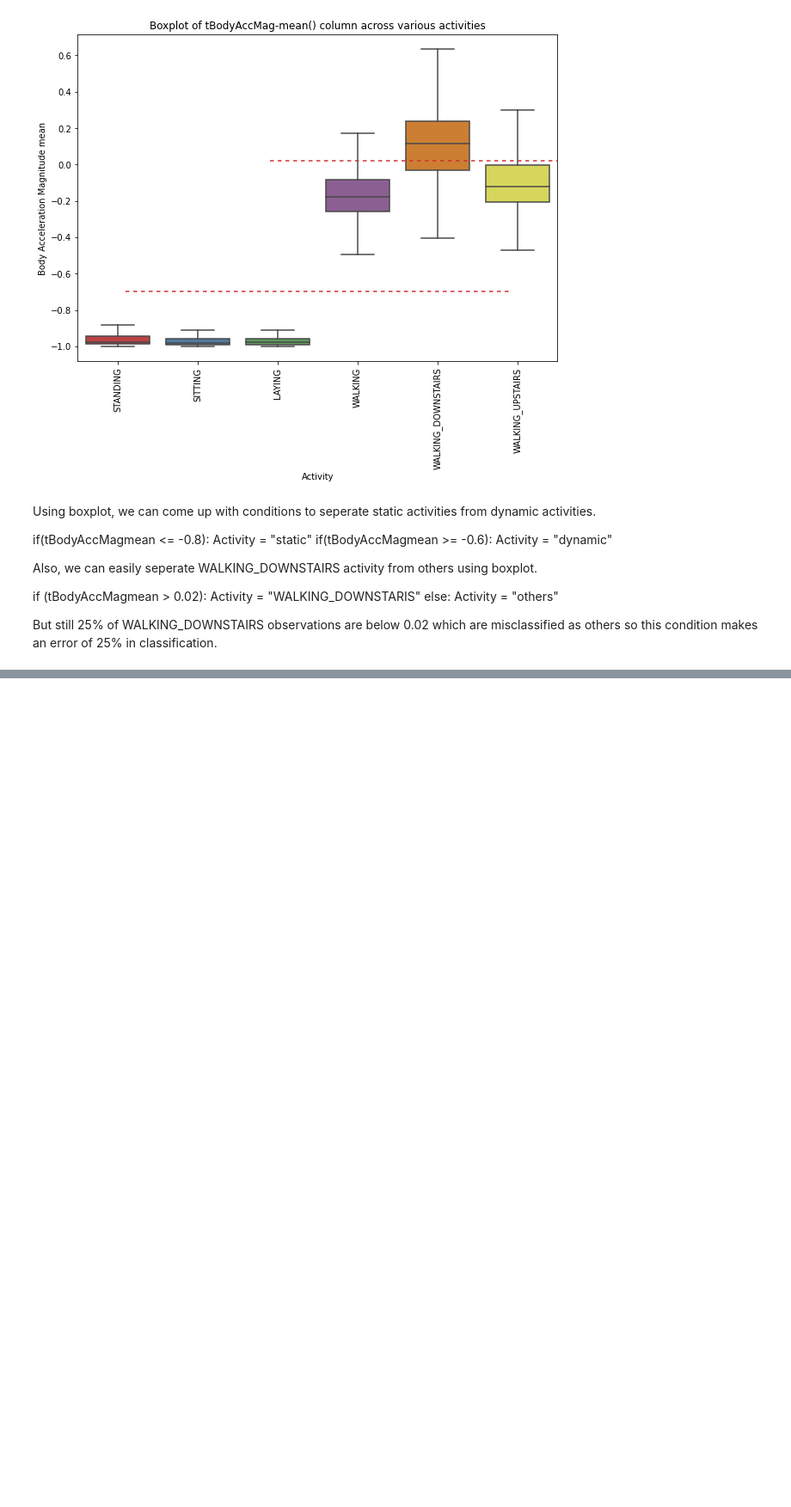
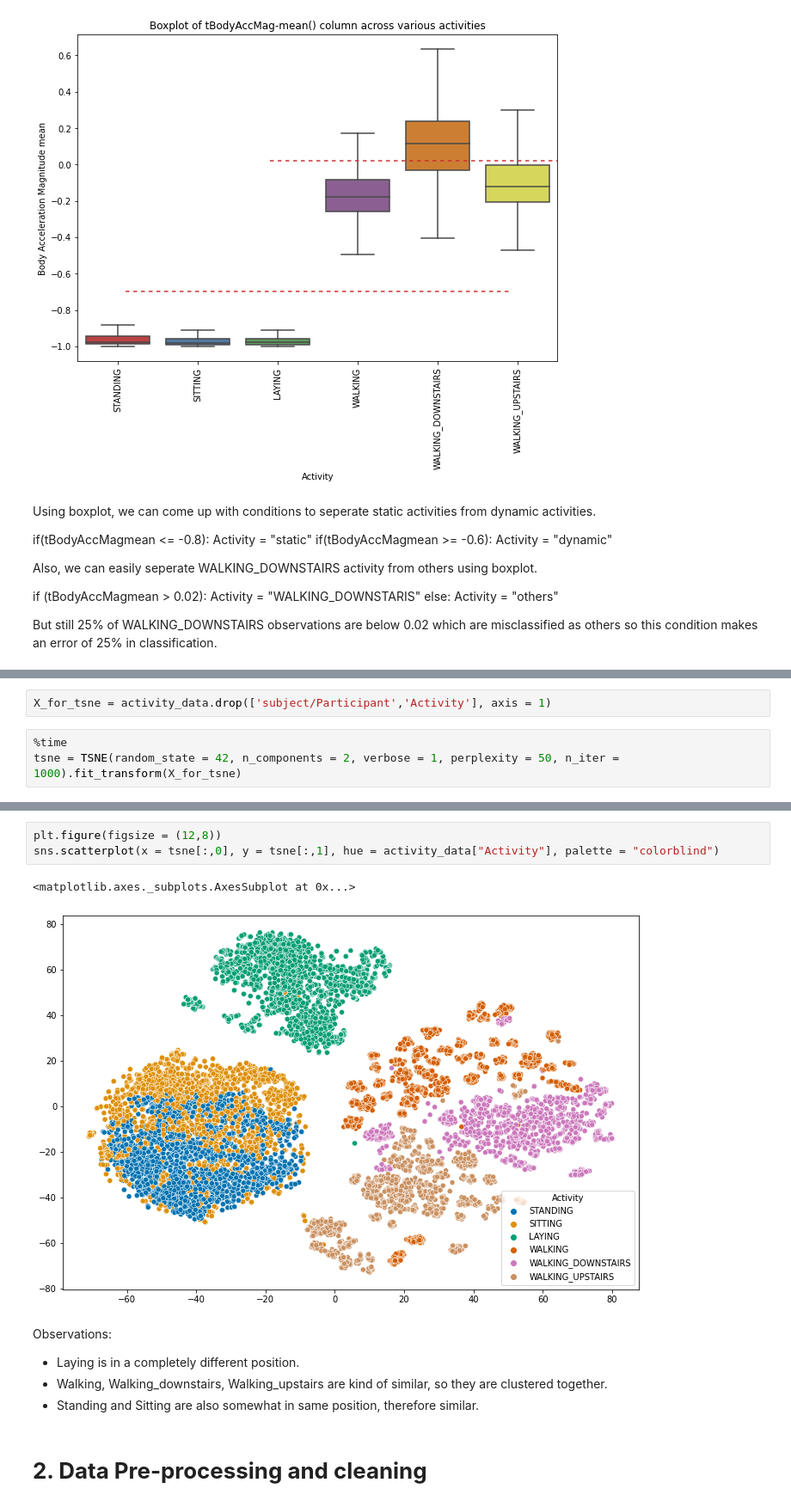
Before and after one commit to mshamesh/HumanActivityRecognition, a Jupyter notebook: Smartphones_assignment.ipynb, the cells around one changed output, grey strips where cells are left out. Shown at 86% size. Drawn from its saved outputs; the diff is of its cells as text; blank space fills up the shorter version.

```diff
--- a/Smartphones_assignment.ipynb
+++ b/Smartphones_assignment.ipynb
@@ -187,0 +222,5 @@ But still 25% of WALKING_DOWNSTAIRS observations are below 0.02 which are miscla
+# %%
+X_for_tsne = activity_data.drop(['subject/Participant','Activity'], axis = 1)
+# %%
+%time
+tsne = TSNE(random_state = 42, n_components = 2, verbose = 1, perplexity = 50, n_iter = 1000).fit_transform(X_for_tsne)
@@ -187,0 +247,15 @@ But still 25% of WALKING_DOWNSTAIRS observations are below 0.02 which are miscla
+# %%
+plt.figure(figsize = (12,8))
+sns.scatterplot(x = tsne[:,0], y = tsne[:,1], hue = activity_data["Activity"], palette = "colorblind")
+# %% [output]
+<matplotlib.axes._subplots.AxesSubplot at 0x...>
+[figure, added]
+# %% [markdown]
+Observations:
+
+
+*   Laying is in a completely different position.
+*   Walking, Walking_downstairs, Walking_upstairs are kind of similar, so they are clustered together.
+*   Standing and Sitting are also somewhat in same position, therefore similar.
+# %% [markdown]
+# **2. Data Pre-processing and cleaning**
```
Also changed, not shown: parts of 9 cells of this notebook.
